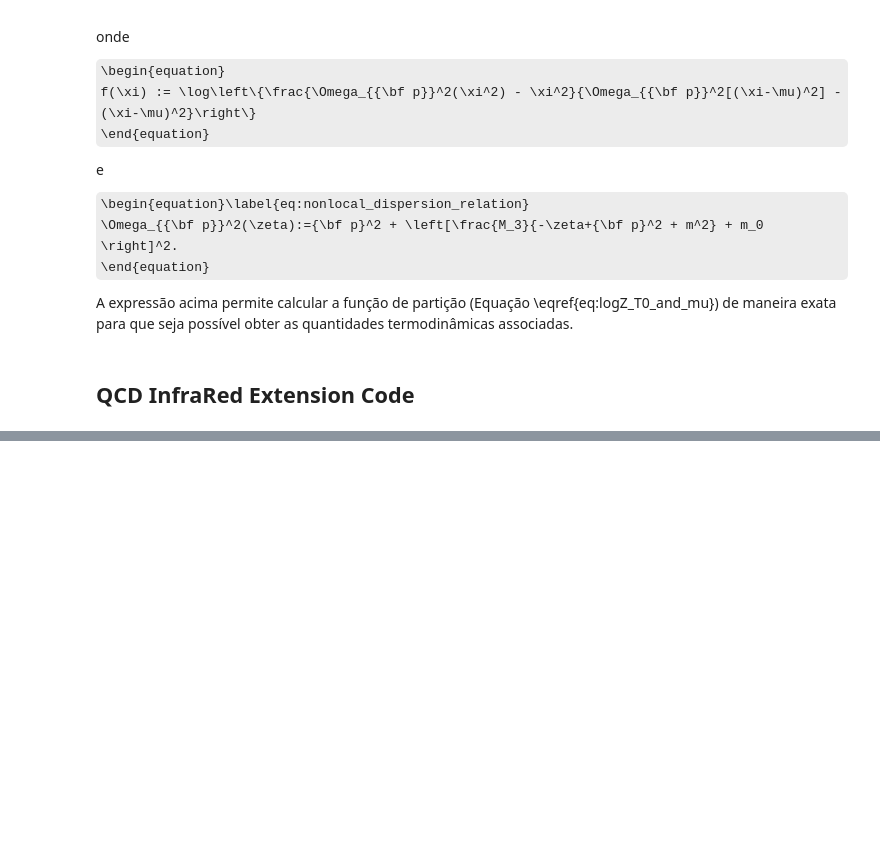
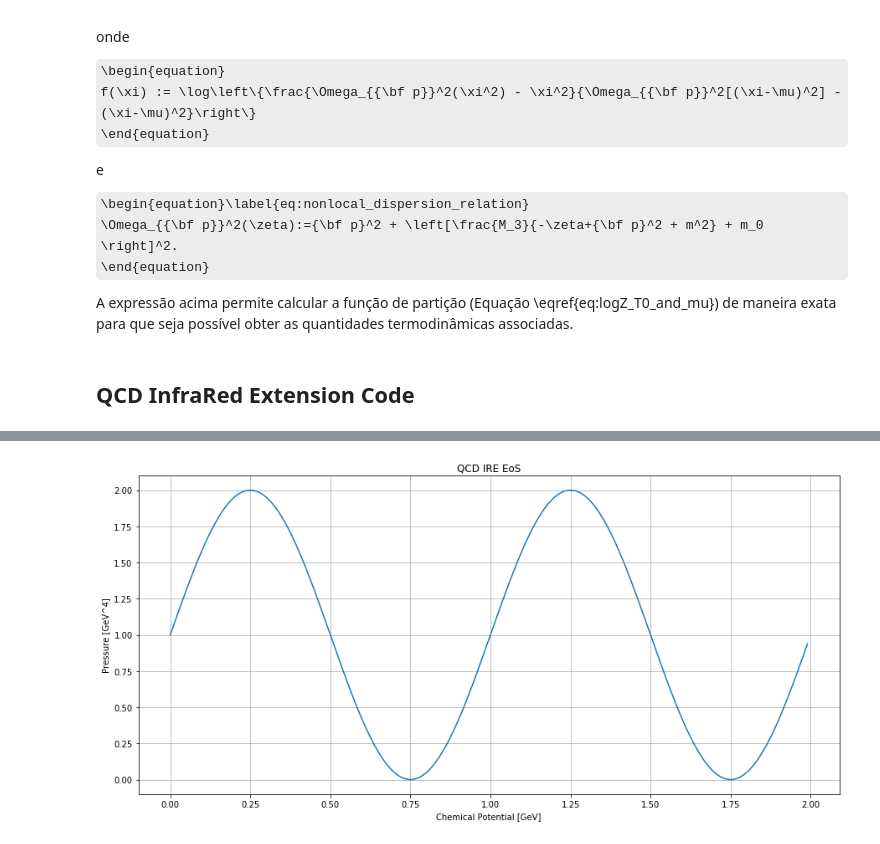
Before and after one commit to rsouza01/gribov_zwanziger, a Jupyter notebook: src/NOTEBOOKS/Gribov Zwanziger.ipynb, the cells around one changed output, grey strips where cells are left out. Cells and saved outputs as stored; diff of their text form; code cells hidden in the pictures; some formulas as TeX source; blank space fills up the shorter version.

```diff
--- a/src/NOTEBOOKS/Gribov Zwanziger.ipynb
+++ b/src/NOTEBOOKS/Gribov Zwanziger.ipynb
@@ -223,0 +224,15 @@ plt.show()
+# %%
+mpl.rcParams['figure.figsize'] = (15,7)
+plt.figure()
+
+t = np.arange(0.0, 2.0, 0.01)
+s = 1 + np.sin(2*np.pi*t)
+plt.plot(t, s)
+
+plt.xlabel('Chemical Potential [GeV]')
+plt.ylabel('Pressure [GeV^4]')
+plt.title('QCD IRE EoS')
+plt.grid()
+plt.show()
+# %% [output]
+[figure, added]
```
Also changed, not shown: parts of 1 cell of this notebook.
